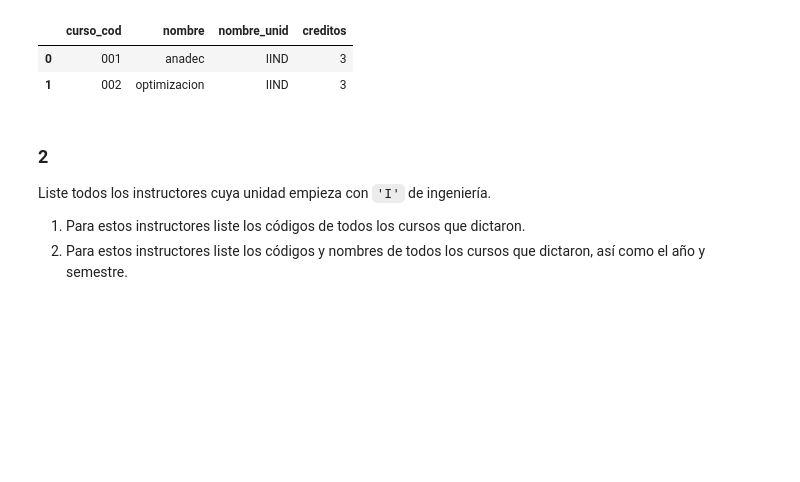
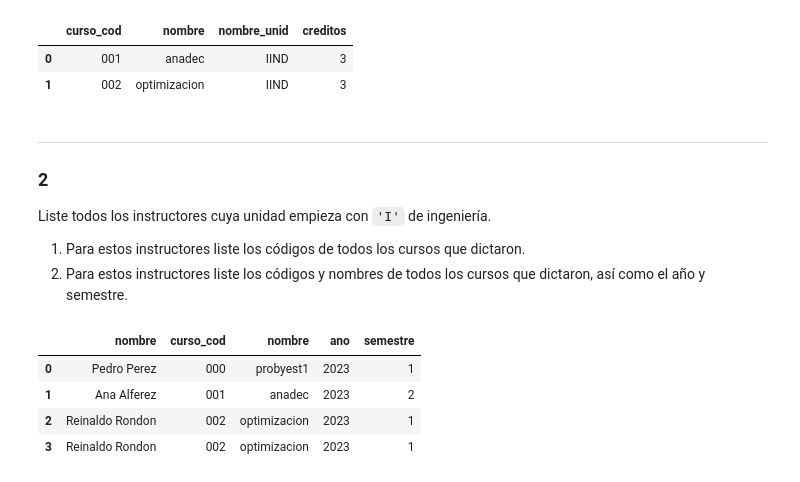
Before and after one commit to AnaliticaComputacional-2023-10/Taller7, a Jupyter notebook: Taller 7 - Solución.ipynb, the cells around one changed output. Saved outputs shown, nothing was run; the diff lists cells and outputs as text; code cells hidden in the pictures; blank space fills up the shorter version.

```diff
--- a/Taller 7 - Solución.ipynb
+++ b/Taller 7 - Solución.ipynb
@@ -376,8 +406,28 @@ df
 | 0 | 001 | anadec | IIND | 3 |
 | 1 | 002 | optimizacion | IIND | 3 |
 # %% [markdown]
+---
+
 ### 2
 Liste todos los instructores cuya unidad empieza con `'I'` de ingeniería.
+
 1. Para estos instructores liste los códigos de todos los cursos que dictaron.
 1. Para estos instructores liste los códigos y nombres de todos los cursos que
 dictaron, así como el año y semestre.
+# %%
+query = """
+SELECT instructor.nombre, curso.curso_cod, curso.nombre, grupo.ano, grupo.semestre
+FROM instructor
+INNER JOIN dicta ON instructor.inst_id = dicta.inst_id
+INNER JOIN curso ON dicta.curso_cod = curso.curso_cod
+INNER JOIN grupo ON curso.curso_cod = grupo.curso_cod
+WHERE instructor.nombre_unid LIKE 'I%'
+;"""
+df = pdsql(query, connection)
+df
+# %% [output]
+|  | nombre | curso_cod | nombre | ano | semestre |
+| 0 | Pedro Perez | 000 | probyest1 | 2023 | 1 |
+| 1 | Ana Alferez | 001 | anadec | 2023 | 2 |
+| 2 | Reinaldo Rondon | 002 | optimizacion | 2023 | 1 |
+| 3 | Reinaldo Rondon | 002 | optimizacion | 2023 | 1 |
```
Also changed, not shown: parts of 23 cells of this notebook.
